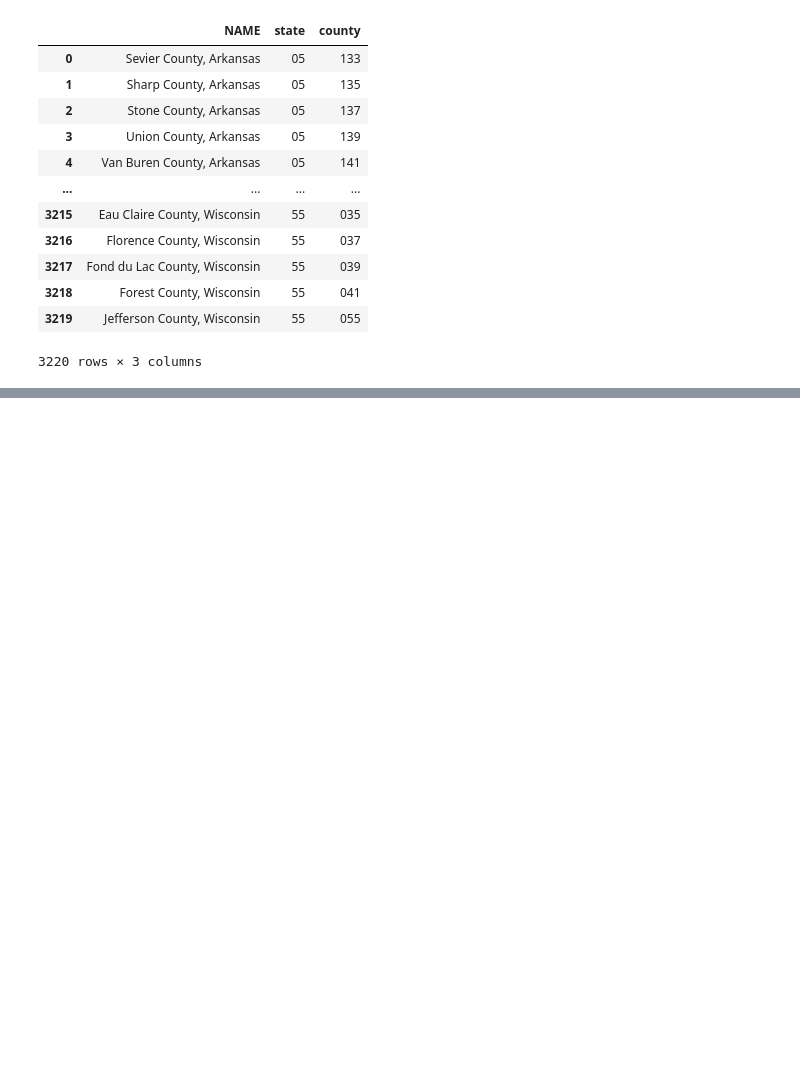
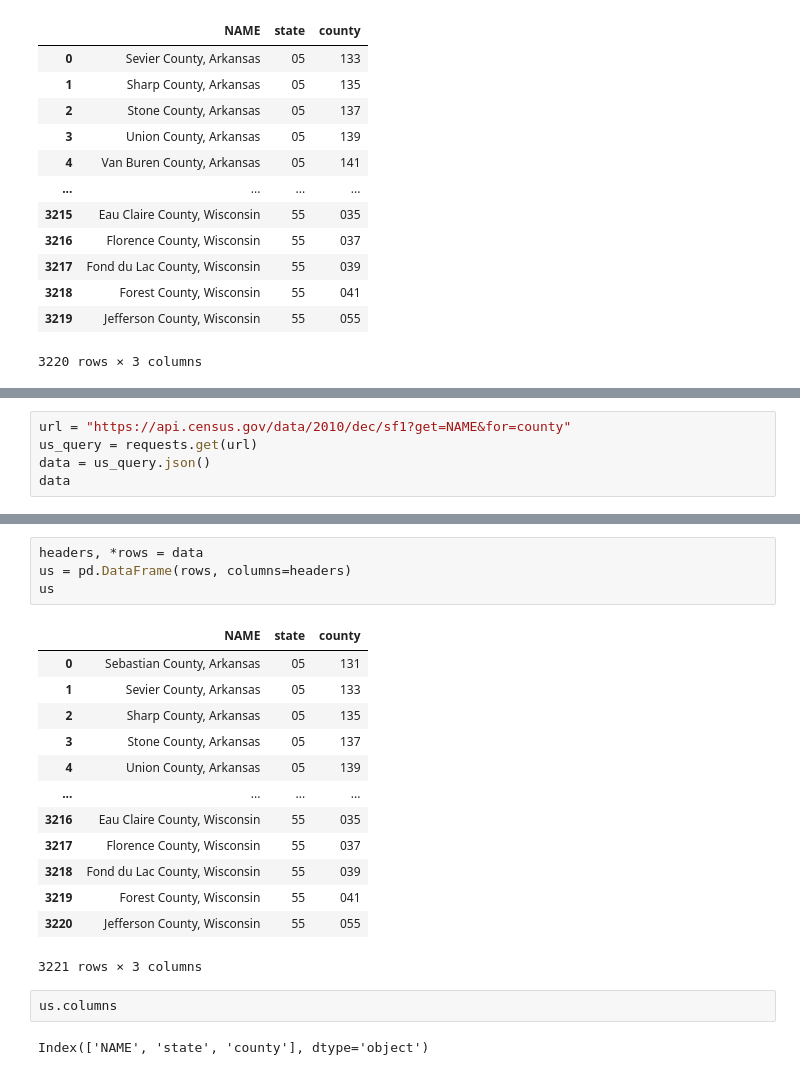
Before and after one commit to rajkonkret/PythonAnalizaDanychZus, a Jupyter notebook: day3/cwiczenie4.ipynb, the cells around one changed output, grey strips where cells are left out. Saved outputs shown, nothing was run; the diff lists cells and outputs as text; blank space fills up the shorter version.

Commit message:
[3 6] update cwiczenie4.ipynb read_json cd

```diff
--- a/day3/cwiczenie4.ipynb
+++ b/day3/cwiczenie4.ipynb
@@ -195,0 +199,5 @@ df
+# %%
+url = "https://api.census.gov/data/2010/dec/sf1?get=NAME&for=county"
+us_query = requests.get(url)
+data = us_query.json()
+data
@@ -195,0 +222,22 @@ df
+# %%
+headers, *rows = data
+us = pd.DataFrame(rows, columns=headers)
+us
+# %% [output]
+|  | NAME | state | county |
+| 0 | Sebastian County, Arkansas | 05 | 131 |
+| 1 | Sevier County, Arkansas | 05 | 133 |
+| 2 | Sharp County, Arkansas | 05 | 135 |
+| 3 | Stone County, Arkansas | 05 | 137 |
+| 4 | Union County, Arkansas | 05 | 139 |
+| ... | ... | ... | ... |
+| 3216 | Eau Claire County, Wisconsin | 55 | 035 |
+| 3217 | Florence County, Wisconsin | 55 | 037 |
+| 3218 | Fond du Lac County, Wisconsin | 55 | 039 |
+| 3219 | Forest County, Wisconsin | 55 | 041 |
+| 3220 | Jefferson County, Wisconsin | 55 | 055 |
+3221 rows × 3 columns
+# %%
+us.columns
+# %% [output]
+Index(['NAME', 'state', 'county'], dtype='object')
```
Also changed, not shown: parts of 5 cells of this notebook.
